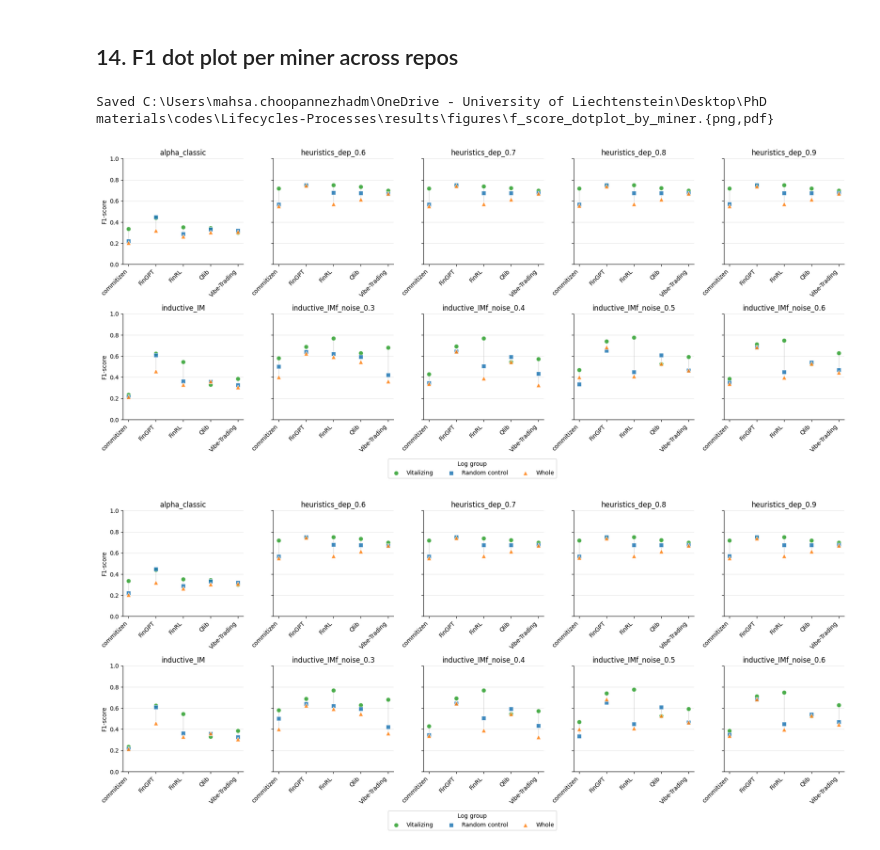
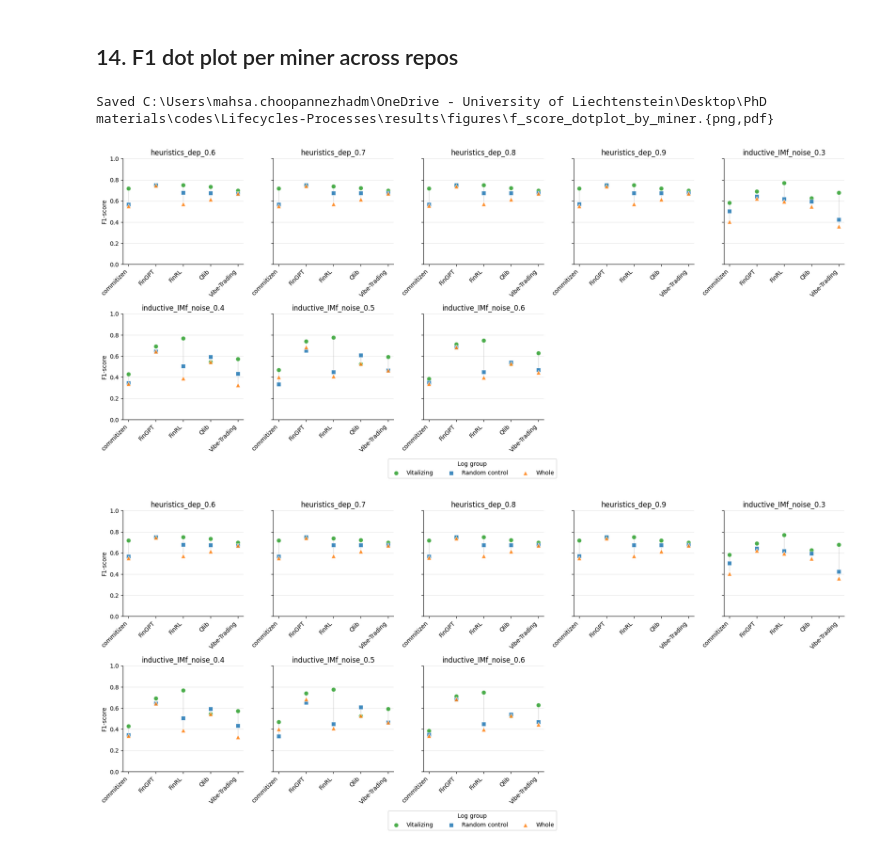
Before and after one commit to MahsaChoop/Lifecycle-Processes, a Jupyter notebook: main.ipynb, the cells around one changed output. Drawn from its saved outputs; the diff is of its cells as text; code cells hidden in the pictures.

```diff
--- a/main.ipynb
+++ b/main.ipynb
@@ -330,34 +330,34 @@ from functions.plotting_utility import plot_f_score_dotplot_by_miner_different_r
 repos_to_plot = [
     "commitizen",
     "FinGPT",
     "FinRL",
     "Qlib",
     "Vibe-Trading",
     #"OpenBB",
     #"TradingAgents",
     #"Nautilus_trader"
 ]
 
 # choosing discovery algorithms from this list.
 discovery_methods_to_plot = [
-    "alpha_classic",
-    "inductive_IM",
+    #"alpha_classic",
+    #"inductive_IM",
     "heuristics_dep_0.6",
     "heuristics_dep_0.7",
     "heuristics_dep_0.8",
     "heuristics_dep_0.9",
     "inductive_IMf_noise_0.3",
     "inductive_IMf_noise_0.4",
     "inductive_IMf_noise_0.5",
     "inductive_IMf_noise_0.6",
 ]
 
 plot_f_score_dotplot_by_miner_different_repos(
     f_score_comparison,
     repos=repos_to_plot,
     discovery_methods=discovery_methods_to_plot,
 )
 # %% [output]
 Saved C:\Users\mahsa.choopannezhadm\OneDrive - University of Liechtenstein\Desktop\PhD materials\codes\Lifecycles-Processes\results\figures\f_score_dotplot_by_miner.{png,pdf}
-[figure, old version]
+[figure, new version]
-[figure, old version]
+[figure, new version]
```
